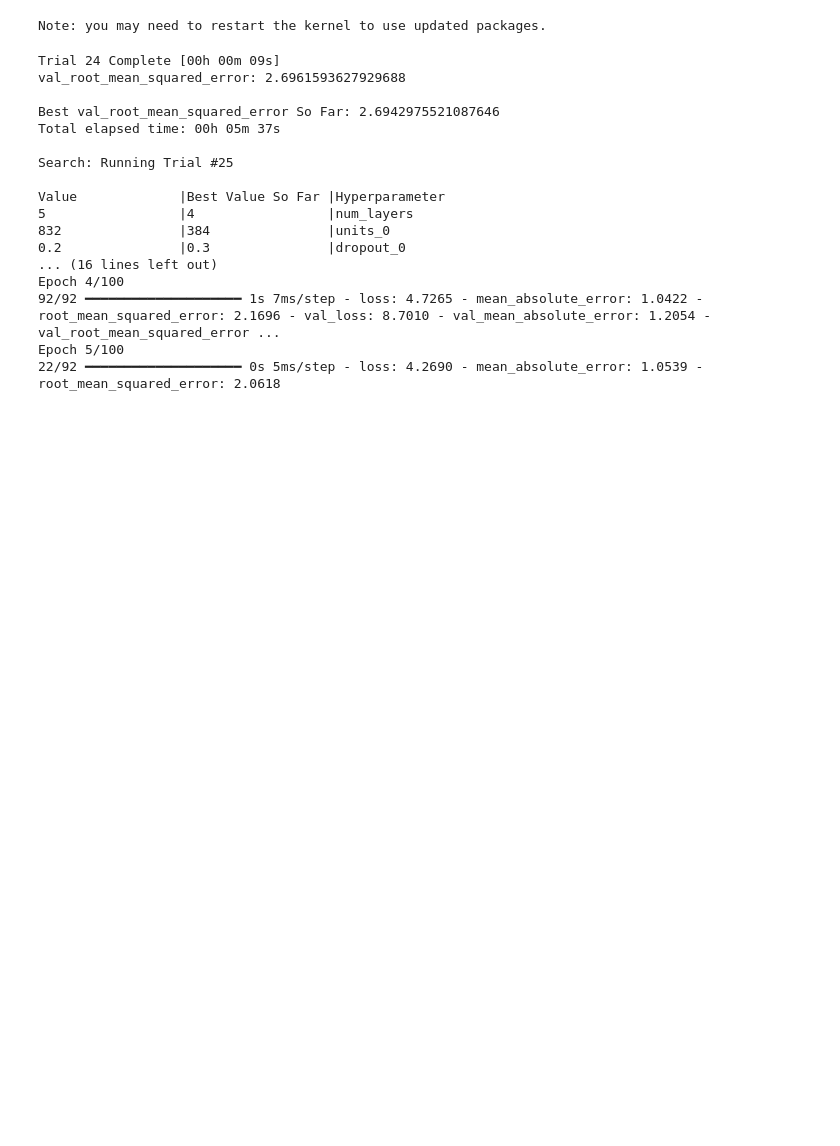
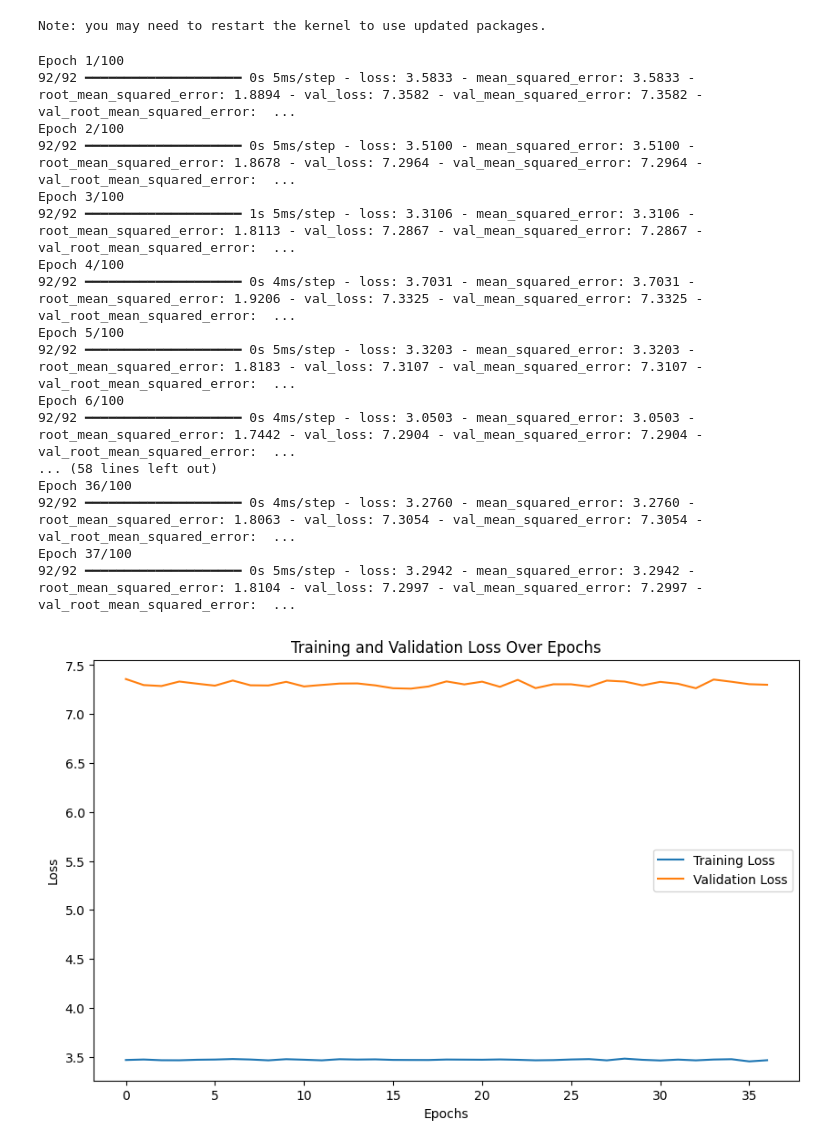
Before and after one commit to libbyqstephan/DATA422_Fall2024_Team5, a Jupyter notebook: Code/NeuralNetwork.ipynb, the cells around one changed output. Drawn from its saved outputs; the diff is of its cells as text; code cells hidden in the pictures; blank space fills up the shorter version.

Commit message:
Model tuning

```diff
--- a/Code/NeuralNetwork.ipynb
+++ b/Code/NeuralNetwork.ipynb
@@ -32,21 +38,13 @@ X_train, X_test, y_train, y_test = train_test_split(X, y, test_size = 0.2, rando
 #train_labels = tf.convert_to_tensor(y_train, dtype = tf.float32)
 #valid_labels = tf.convert_to_tensor(y_test, dtype = tf.float32)
 # %%
-from tensorflow import keras
-from tensorflow.keras import layers, regularizers
-from kerastuner import HyperModel
-from kerastuner.tuners import Hyperband
-import kerastuner
-from tensorflow.keras.metrics import RootMeanSquaredError
-
-
 class GHGHyperModel(HyperModel):
     def build(self, hp):
         model = keras.Sequential()
         model.add(layers.Input(shape=(X_train.shape[1],)))
         model.add(layers.BatchNormalization())
 
-        for i in range(hp.Int('num_layers', 1, 5)):
+        for i in range(hp.Int('num_layers', 1, 7)):
             units = hp.Int('units_' + str(i),
                            min_value = 64,
                            max_value = 1028,
@@ -55,7 +53,7 @@ class GHGHyperModel(HyperModel):
             model.add(layers.Dense(units=units, activation='relu'))
             model.add(layers.BatchNormalization())
             model.add(layers.Dropout(hp.Float('dropout_' + str(i),
-                                              min_value=0.2,
+                                              min_value=0.0,
                                               max_value=0.5,
                                               step=0.1)))
         model.add(layers.Dense(1, activation='linear'))
@@ -64,7 +62,7 @@ class GHGHyperModel(HyperModel):
             optimizer=keras.optimizers.Adam(
                 learning_rate=hp.Float('learning_rate',
                                        min_value=1e-5,
-                                       max_value=1e-3,
+                                       max_value=1e-2,
                                        sampling='LOG')
             ),
             loss='mse',
@@ -85,9 +83,9 @@ tuner = RandomSearch(
 )
 
 #********************#
-MY_PATIENCE = 10
+MY_PATIENCE = 20
 MY_EPOCHS = 100
-MY_MIN_DELTA = 0.01
+MY_MIN_DELTA = 0.001
 #********************#
 # %%
 tuner.search(
@@ -103,21 +101,40 @@ best_hyperparams = tuner.get_best_hyperparameters(num_trials=1)[0]
 
 best_model.compile(optimizer='adam', loss='mean_squared_error', metrics=['mean_squared_error', RootMeanSquaredError()])
 best_model.evaluate(X_test, y_test)
-# %% [output]
-Trial 24 Complete [00h 00m 09s]
-val_root_mean_squared_error: 2.6961593627929688
-
-Best val_root_mean_squared_error So Far: 2.6942975521087646
-Total elapsed time: 00h 05m 37s
-
-Search: Running Trial #25
-
-Value             |Best Value So Far |Hyperparameter
-5                 |4                 |num_layers
-832               |384               |units_0
-0.2               |0.3               |dropout_0
-... (16 lines left out)
-Epoch 4/100
-92/92 ━━━━━━━━━━━━━━━━━━━━ 1s 7ms/step - loss: 4.7265 - mean_absolute_error: 1.0422 - root_mean_squared_error: 2.1696 - val_loss: 8.7010 - val_mean_absolute_error: 1.2054 - val_root_mean_squared_error ...
-Epoch 5/100
-22/92 ━━━━━━━━━━━━━━━━━━━━ 0s 5ms/step - loss: 4.2690 - mean_absolute_error: 1.0539 - root_mean_squared_error: 2.0618
+# %%
+#Plot Training and Validation Loss
+history = best_model.fit(
+    X_train, y_train,
+    validation_data=(X_test, y_test),
+    epochs=MY_EPOCHS,
+    callbacks=[keras.callbacks.EarlyStopping(patience=MY_PATIENCE, min_delta=MY_MIN_DELTA, restore_best_weights=True)],
+    verbose=1
+)
+
+plt.figure(figsize=(10, 6))
+plt.plot(history.history['loss'], label='Training Loss')
+plt.plot(history.history['val_loss'], label='Validation Loss')
+plt.xlabel('Epochs')
+plt.ylabel('Loss')
+plt.title('Training and Validation Loss Over Epochs')
+plt.legend()
+plt.show()
+# %% [output]
+Epoch 1/100
+92/92 ━━━━━━━━━━━━━━━━━━━━ 0s 5ms/step - loss: 3.5833 - mean_squared_error: 3.5833 - root_mean_squared_error: 1.8894 - val_loss: 7.3582 - val_mean_squared_error: 7.3582 - val_root_mean_squared_error:  ...
+Epoch 2/100
+92/92 ━━━━━━━━━━━━━━━━━━━━ 0s 5ms/step - loss: 3.5100 - mean_squared_error: 3.5100 - root_mean_squared_error: 1.8678 - val_loss: 7.2964 - val_mean_squared_error: 7.2964 - val_root_mean_squared_error:  ...
+Epoch 3/100
+92/92 ━━━━━━━━━━━━━━━━━━━━ 1s 5ms/step - loss: 3.3106 - mean_squared_error: 3.3106 - root_mean_squared_error: 1.8113 - val_loss: 7.2867 - val_mean_squared_error: 7.2867 - val_root_mean_squared_error:  ...
+Epoch 4/100
+92/92 ━━━━━━━━━━━━━━━━━━━━ 0s 4ms/step - loss: 3.7031 - mean_squared_error: 3.7031 - root_mean_squared_error: 1.9206 - val_loss: 7.3325 - val_mean_squared_error: 7.3325 - val_root_mean_squared_error:  ...
+Epoch 5/100
+92/92 ━━━━━━━━━━━━━━━━━━━━ 0s 5ms/step - loss: 3.3203 - mean_squared_error: 3.3203 - root_mean_squared_error: 1.8183 - val_loss: 7.3107 - val_mean_squared_error: 7.3107 - val_root_mean_squared_error:  ...
+Epoch 6/100
+92/92 ━━━━━━━━━━━━━━━━━━━━ 0s 4ms/step - loss: 3.0503 - mean_squared_error: 3.0503 - root_mean_squared_error: 1.7442 - val_loss: 7.2904 - val_mean_squared_error: 7.2904 - val_root_mean_squared_error:  ...
+... (58 lines left out)
+Epoch 36/100
+92/92 ━━━━━━━━━━━━━━━━━━━━ 0s 4ms/step - loss: 3.2760 - mean_squared_error: 3.2760 - root_mean_squared_error: 1.8063 - val_loss: 7.3054 - val_mean_squared_error: 7.3054 - val_root_mean_squared_error:  ...
+Epoch 37/100
+92/92 ━━━━━━━━━━━━━━━━━━━━ 0s 5ms/step - loss: 3.2942 - mean_squared_error: 3.2942 - root_mean_squared_error: 1.8104 - val_loss: 7.2997 - val_mean_squared_error: 7.2997 - val_root_mean_squared_error:  ...
+[figure, added]
```
Also changed, not shown: parts of 1 cell of this notebook.
